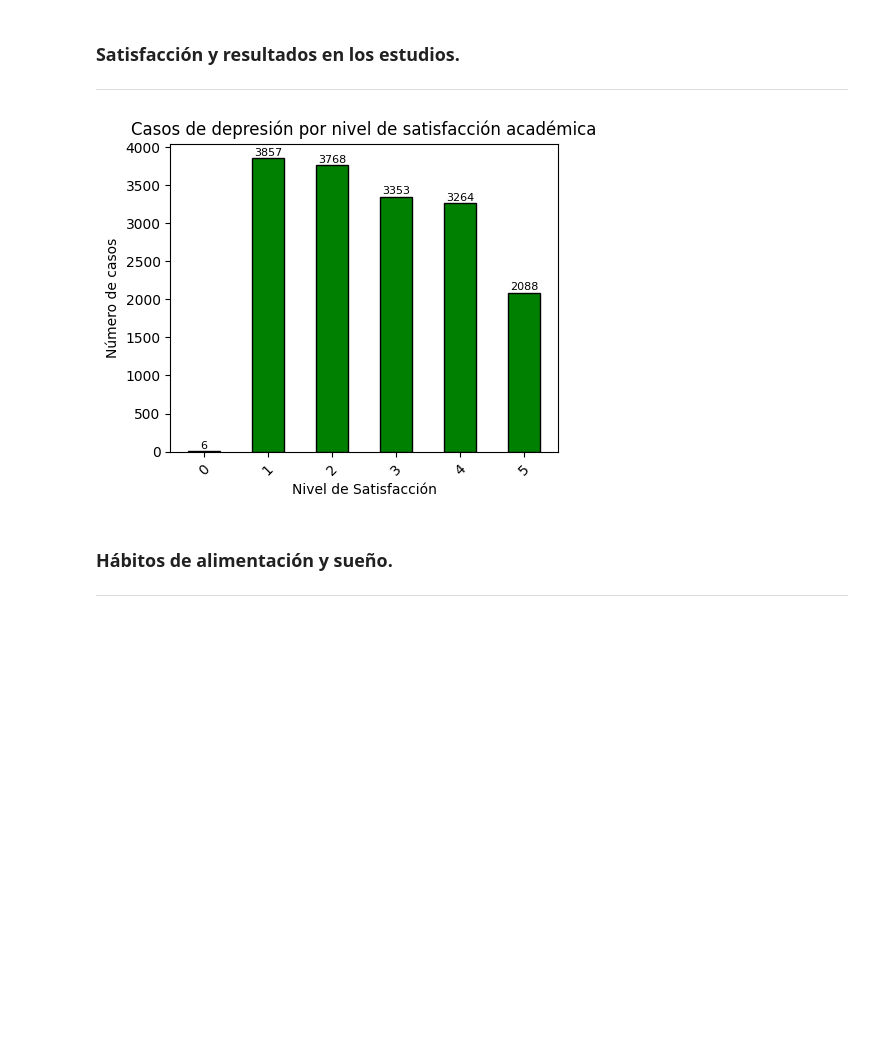
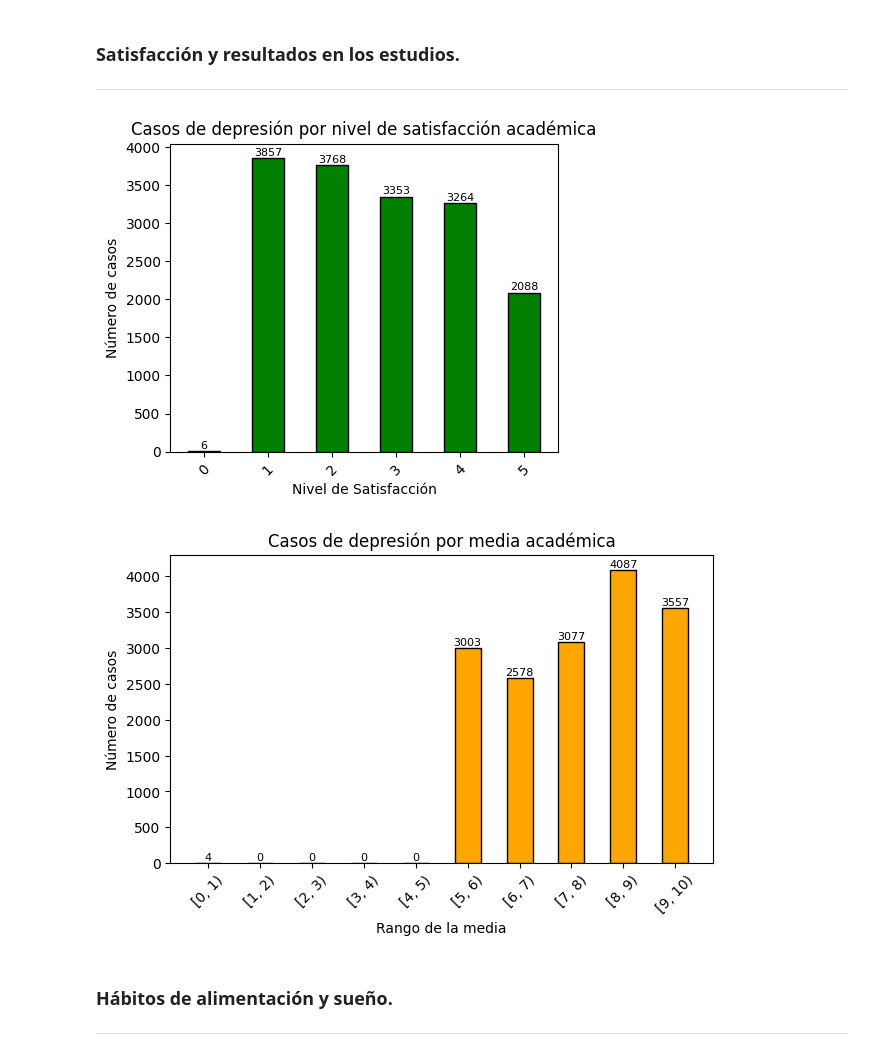
Before and after one commit to Levian17/Depression-Predicter, a Jupyter notebook: data_visualization.ipynb, the cells around one changed output. Drawn from its saved outputs; the diff is of its cells as text; code cells hidden in the pictures; blank space fills up the shorter version.

```diff
--- a/data_visualization.ipynb
+++ b/data_visualization.ipynb
@@ -190,24 +190,61 @@ plt.show()
 # %%
 # Definimos variables
 unique_satisfaction_values = df_depre['Study Satisfaction'].unique()
 satisfaction_dict: dict = {}
 for satisfaction in sorted(unique_satisfaction_values): satisfaction_dict[int(satisfaction)] = 0
 
 for value in df_depre['Study Satisfaction']:
     if value in academic_stress_dict: satisfaction_dict[value] += 1
+
+cgpa_dict = {}
+for x in range(10):
+    cgpa_dict[f'[{x}, {x+1})'] = 0
+
+for val in df_depre['CGPA']: # Seguramente haya una forma menos estupida de hacer esto pero no me apetece investigarla ahora mismo (TO DO)
+    if 0 <= val < 1:
+        cgpa_dict['[0, 1)'] += 1
+    elif 1 <= val < 2:
+        cgpa_dict['[1, 2)'] += 1
+    elif 2 <= val < 3:
+        cgpa_dict['[2, 3)'] += 1
+    elif 3 <= val < 4:
+        cgpa_dict['[3, 4)'] += 1
+    elif 4 <= val < 5:
+        cgpa_dict['[4, 5)'] += 1
+    elif 5 <= val < 6:
+        cgpa_dict['[5, 6)'] += 1
+    elif 6 <= val < 7:
+        cgpa_dict['[6, 7)'] += 1
+    elif 7 <= val < 8:
+        cgpa_dict['[7, 8)'] += 1
+    elif 8 <= val < 9:
+        cgpa_dict['[8, 9)'] += 1
+    elif 9 <= val < 10:
+        cgpa_dict['[9, 10)'] += 1
 
 # Representacion
 plt.figure(figsize=(5, 4))
 plt.bar(satisfaction_dict.keys(), satisfaction_dict.values(), align='center', width=0.5, color='green', edgecolor='black')
 plt.xticks(ticks=list(satisfaction_dict.keys()), rotation=45)
 plt.title('Casos de depresión por nivel de satisfacción académica', fontsize=12)
 plt.xlabel('Nivel de Satisfacción', fontsize=10)
 plt.ylabel('Número de casos', fontsize=10)
 for x, y in zip(satisfaction_dict.keys(), satisfaction_dict.values()):
     plt.text(x, y + 10, str(y), ha='center', va='bottom', fontsize=8)
 plt.show()
+
+plt.figure(figsize=(7, 4))
+plt.bar(cgpa_dict.keys(), cgpa_dict.values(), align='center', width=0.5, color='orange', edgecolor='black')
+plt.xticks(ticks=list(cgpa_dict.keys()), rotation=45)
+plt.title('Casos de depresión por media académica', fontsize=12)
+plt.xlabel('Rango de la media', fontsize=10)
+plt.ylabel('Número de casos', fontsize=10)
+for x, y in zip(cgpa_dict.keys(), cgpa_dict.values()):
+    plt.text(x, y + 10, str(y), ha='center', va='bottom', fontsize=8)
+plt.show()
 # %% [output]
 [figure]
+[figure, added]
 # %% [markdown]
 ### Hábitos de alimentación y sueño.
 ---
```
